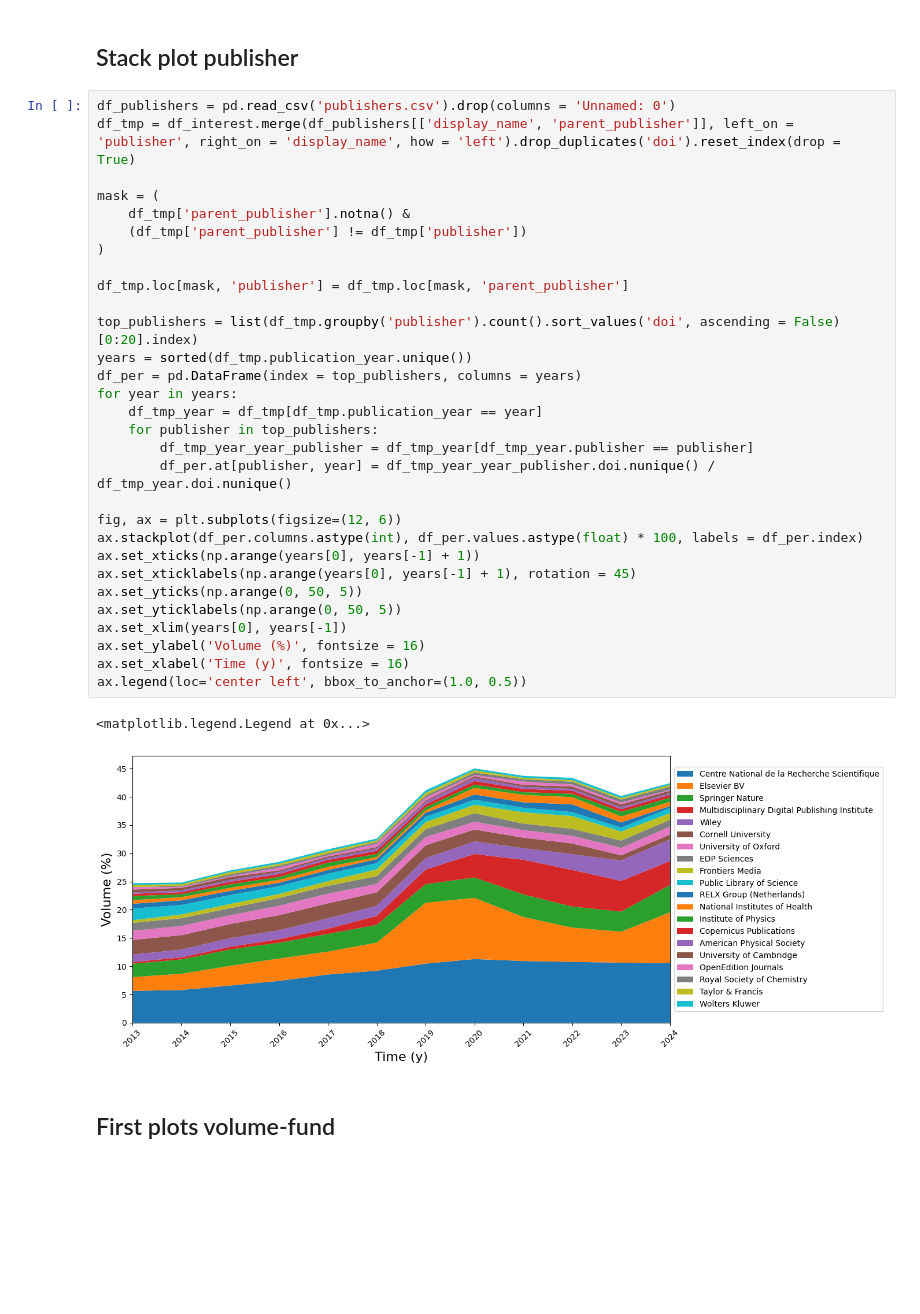
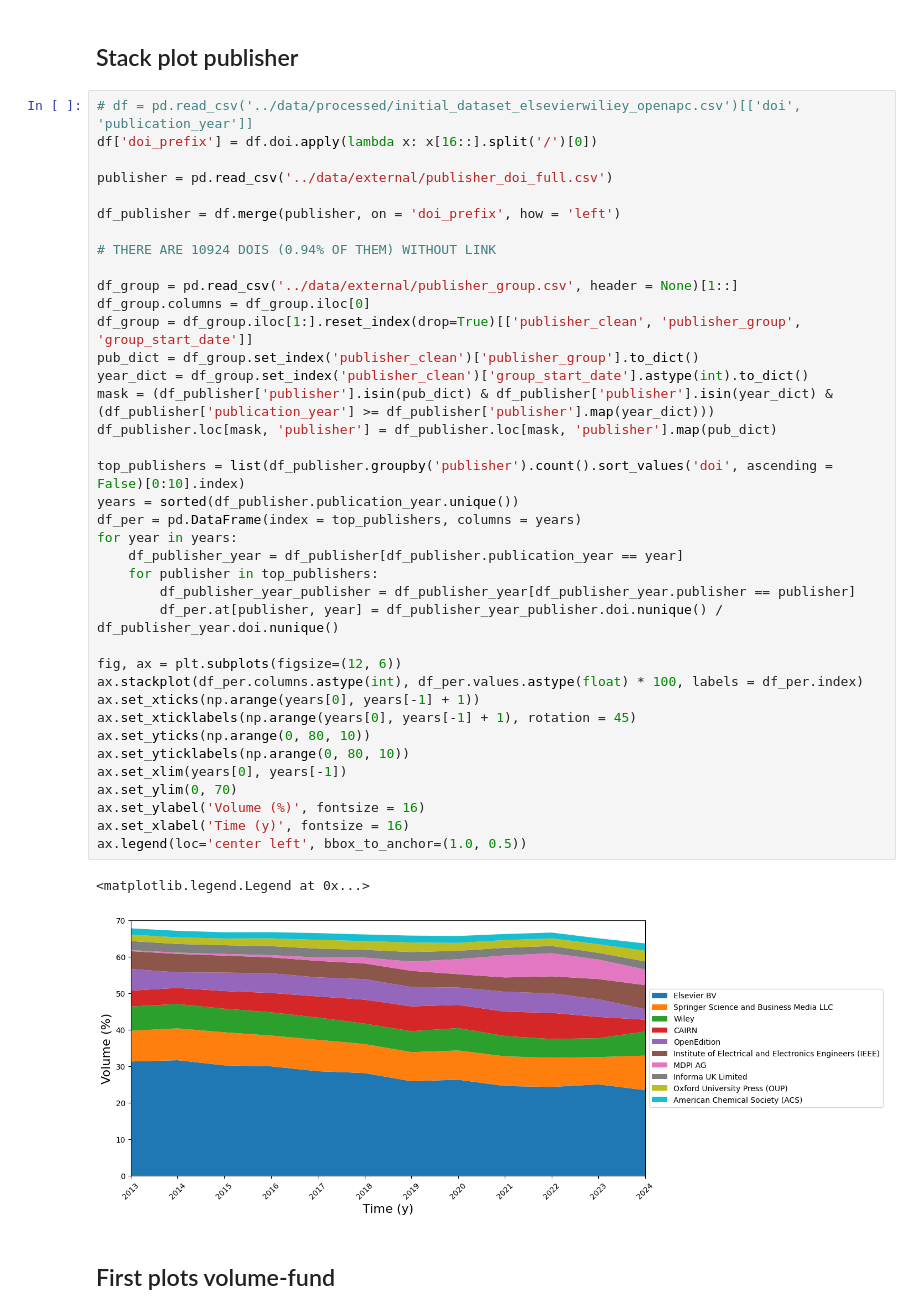
Before and after one commit to APVsiris/2025MESRE, a Jupyter notebook: notebooks/2.0-apv-preliminaryanalysis.ipynb, the cells around one changed output. Drawn from its saved outputs; the diff is of its cells as text; blank space fills up the shorter version.

```diff
--- a/notebooks/2.0-apv-preliminaryanalysis.ipynb
+++ b/notebooks/2.0-apv-preliminaryanalysis.ipynb
@@ -13,38 +33,46 @@ import requests
 # %% [markdown]
 ## Stack plot publisher
-# %%
-df_publishers = pd.read_csv('publishers.csv').drop(columns = 'Unnamed: 0')
-df_tmp = df_interest.merge(df_publishers[['display_name', 'parent_publisher']], left_on = 'publisher', right_on = 'display_name', how = 'left').drop_duplicates('doi').reset_index(drop = True)
-
-mask = (
-    df_tmp['parent_publisher'].notna() &
-    (df_tmp['parent_publisher'] != df_tmp['publisher'])
-)
-
-df_tmp.loc[mask, 'publisher'] = df_tmp.loc[mask, 'parent_publisher']
-
-top_publishers = list(df_tmp.groupby('publisher').count().sort_values('doi', ascending = False)[0:20].index)
-years = sorted(df_tmp.publication_year.unique())
-df_per = pd.DataFrame(index = top_publishers, columns = years)
-for year in years:
-    df_tmp_year = df_tmp[df_tmp.publication_year == year]
-    for publisher in top_publishers:
-        df_tmp_year_year_publisher = df_tmp_year[df_tmp_year.publisher == publisher]
-        df_per.at[publisher, year] = df_tmp_year_year_publisher.doi.nunique() / df_tmp_year.doi.nunique()
-
-fig, ax = plt.subplots(figsize=(12, 6))
-ax.stackplot(df_per.columns.astype(int), df_per.values.astype(float) * 100, labels = df_per.index)
-ax.set_xticks(np.arange(years[0], years[-1] + 1))
-ax.set_xticklabels(np.arange(years[0], years[-1] + 1), rotation = 45)
-ax.set_yticks(np.arange(0, 50, 5))
-ax.set_yticklabels(np.arange(0, 50, 5))
-ax.set_xlim(years[0], years[-1])
-ax.set_ylabel('Volume (%)', fontsize = 16)
-ax.set_xlabel('Time (y)', fontsize = 16)
-ax.legend(loc='center left', bbox_to_anchor=(1.0, 0.5))
-# %% [output]
-<matplotlib.legend.Legend at 0x...>
-[figure, removed]
+# %%
+# df = pd.read_csv('../data/processed/initial_dataset_elsevierwiliey_openapc.csv')[['doi', 'publication_year']]
+df['doi_prefix'] = df.doi.apply(lambda x: x[16::].split('/')[0])
+
+publisher = pd.read_csv('../data/external/publisher_doi_full.csv')
+
+df_publisher = df.merge(publisher, on = 'doi_prefix', how = 'left')
+
+# THERE ARE 10924 DOIS (0.94% OF THEM) WITHOUT LINK
+
+df_group = pd.read_csv('../data/external/publisher_group.csv', header = None)[1::]
+df_group.columns = df_group.iloc[0]
+df_group = df_group.iloc[1:].reset_index(drop=True)[['publisher_clean', 'publisher_group', 'group_start_date']]
+pub_dict = df_group.set_index('publisher_clean')['publisher_group'].to_dict()
+year_dict = df_group.set_index('publisher_clean')['group_start_date'].astype(int).to_dict()
+mask = (df_publisher['publisher'].isin(pub_dict) & df_publisher['publisher'].isin(year_dict) & (df_publisher['publication_year'] >= df_publisher['publisher'].map(year_dict)))
+df_publisher.loc[mask, 'publisher'] = df_publisher.loc[mask, 'publisher'].map(pub_dict)
+
+top_publishers = list(df_publisher.groupby('publisher').count().sort_values('doi', ascending = False)[0:10].index)
+years = sorted(df_publisher.publication_year.unique())
+df_per = pd.DataFrame(index = top_publishers, columns = years)
+for year in years:
+    df_publisher_year = df_publisher[df_publisher.publication_year == year]
+    for publisher in top_publishers:
+        df_publisher_year_publisher = df_publisher_year[df_publisher_year.publisher == publisher]
+        df_per.at[publisher, year] = df_publisher_year_publisher.doi.nunique() / df_publisher_year.doi.nunique()
+
+fig, ax = plt.subplots(figsize=(12, 6))
+ax.stackplot(df_per.columns.astype(int), df_per.values.astype(float) * 100, labels = df_per.index)
+ax.set_xticks(np.arange(years[0], years[-1] + 1))
+ax.set_xticklabels(np.arange(years[0], years[-1] + 1), rotation = 45)
+ax.set_yticks(np.arange(0, 80, 10))
+ax.set_yticklabels(np.arange(0, 80, 10))
+ax.set_xlim(years[0], years[-1])
+ax.set_ylim(0, 70)
+ax.set_ylabel('Volume (%)', fontsize = 16)
+ax.set_xlabel('Time (y)', fontsize = 16)
+ax.legend(loc='center left', bbox_to_anchor=(1.0, 0.5))
+# %% [output]
+<matplotlib.legend.Legend at 0x...>
+[figure, added]
 # %% [markdown]
 ## First plots volume-fund
 # %%
```
Also changed, not shown: parts of 19 cells of this notebook, 10 other files.
